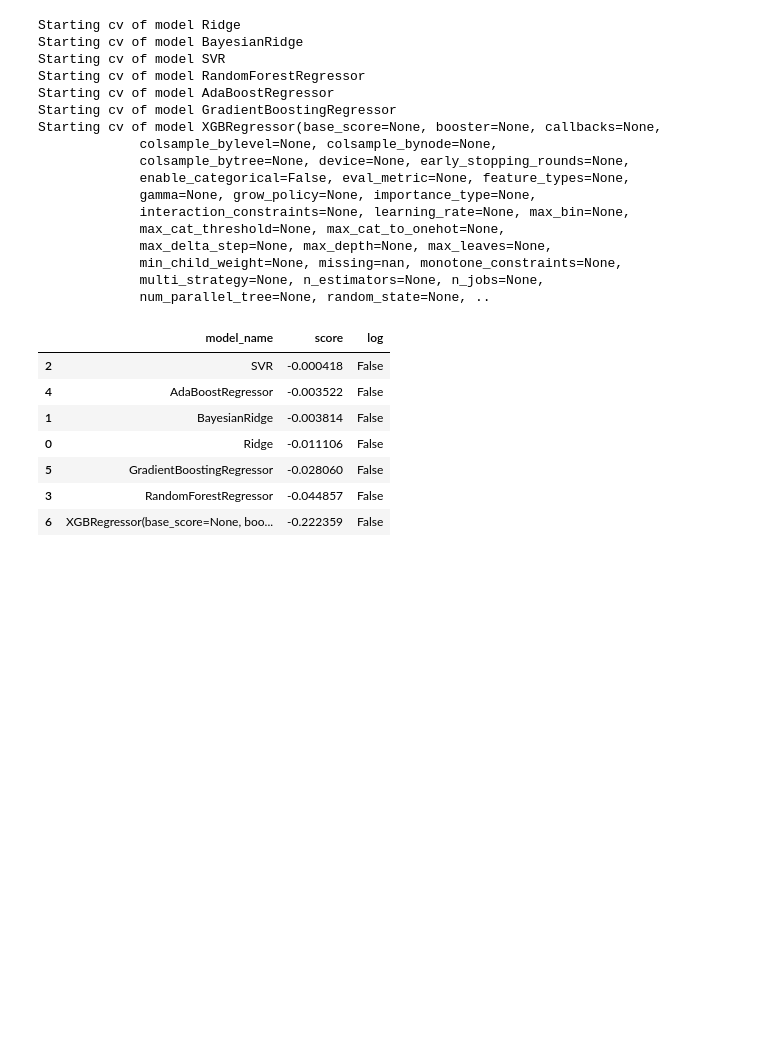
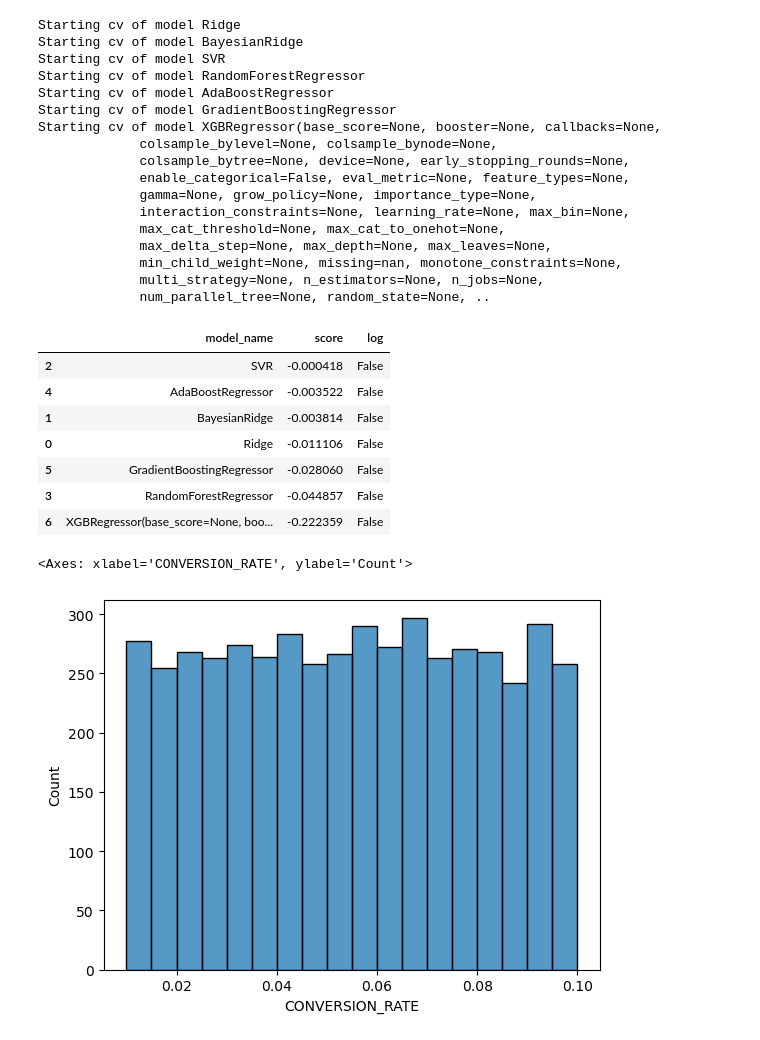
Before and after one commit to lucaslgk/anycompany-marketing-analytics, a Jupyter notebook: ml/01_conversion_rate_prediction.ipynb, the cells around one changed output. Saved outputs shown, nothing was run; the diff lists cells and outputs as text; code cells hidden in the pictures; blank space fills up the shorter version.

```diff
--- a/ml/01_conversion_rate_prediction.ipynb
+++ b/ml/01_conversion_rate_prediction.ipynb
@@ -486,3 +486,8 @@ Starting cv of model XGBRegressor(base_score=None, booster=None, callbacks=None,
 | 5 | GradientBoostingRegressor | -0.028060 | False |
 | 3 | RandomForestRegressor | -0.044857 | False |
 | 6 | XGBRegressor(base_score=None, boo... | -0.222359 | False |
+# %%
+sns.histplot(y)
+# %% [output]
+<Axes: xlabel='CONVERSION_RATE', ylabel='Count'>
+[figure, added]
```
